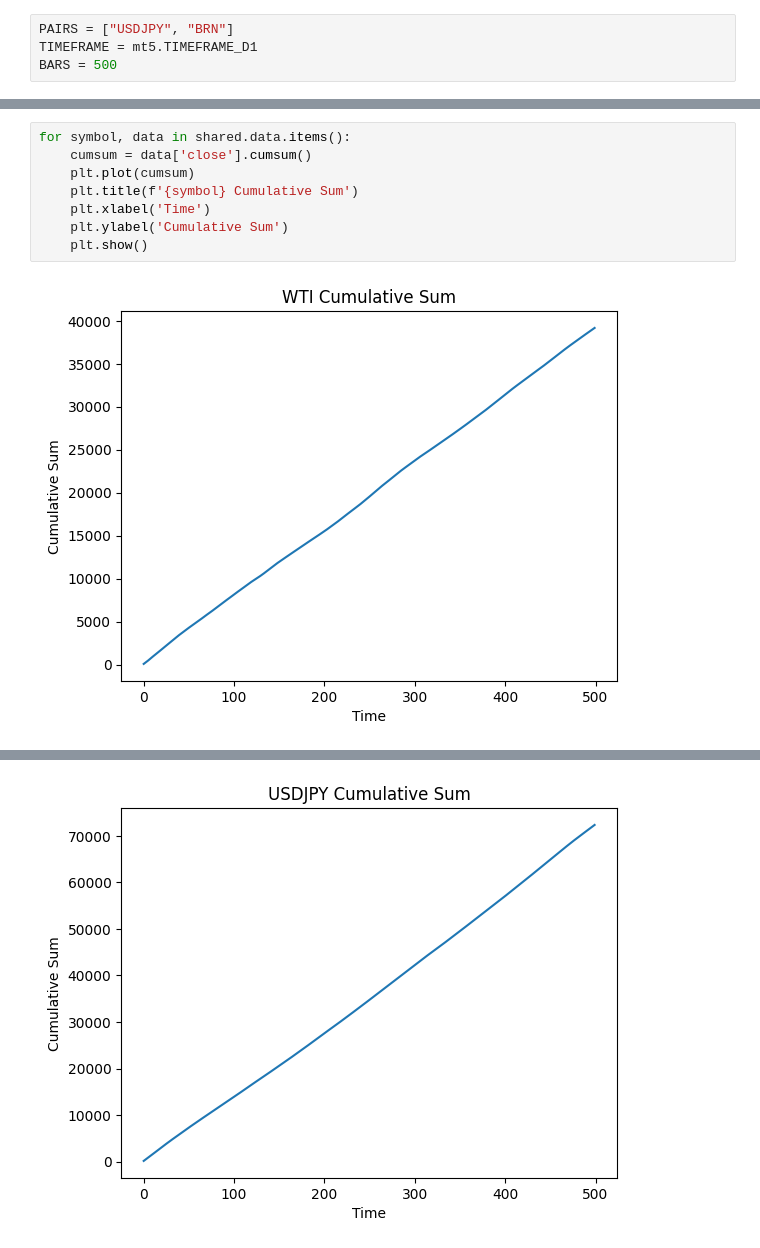
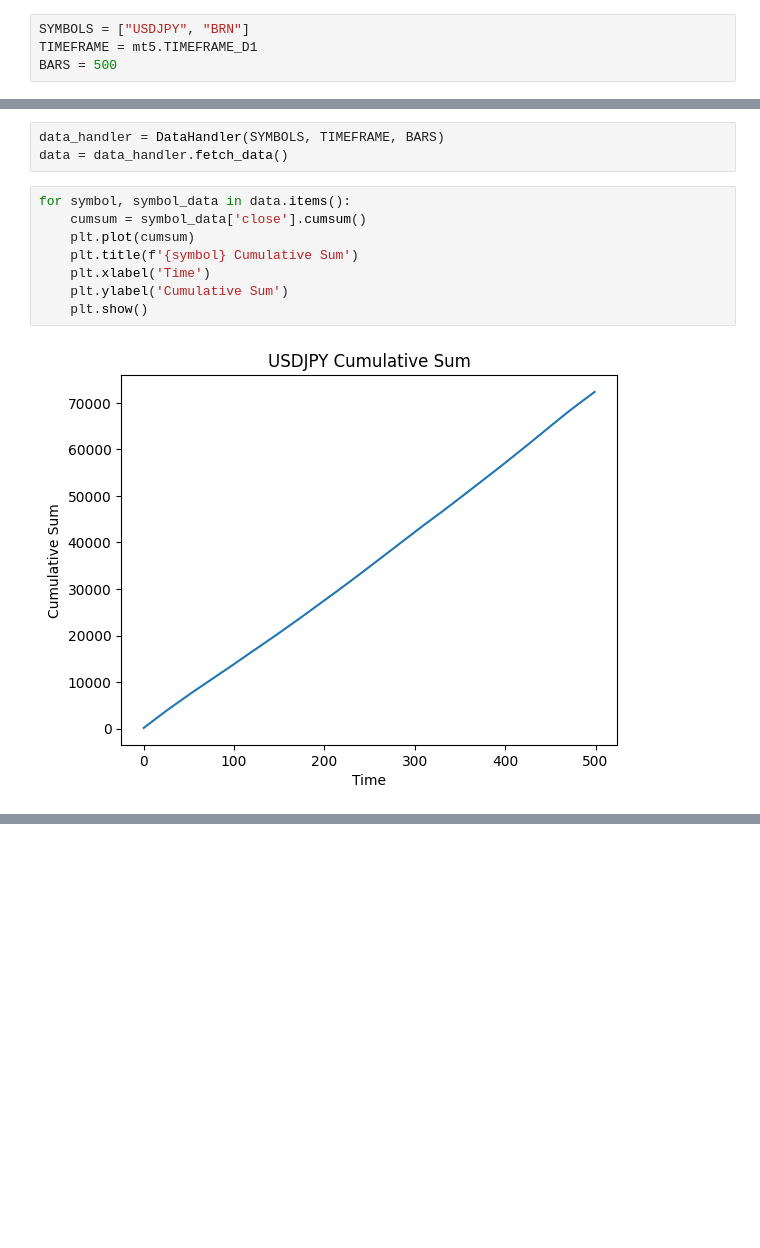
Before and after one commit to sesto-dev/notebooks, a Jupyter notebook: notebooks/03_CumSum.ipynb, the cells around one changed output, grey strips where cells are left out. Drawn from its saved outputs; the diff is of its cells as text; blank space fills up the shorter version.

```diff
--- a/notebooks/03_CumSum.ipynb
+++ b/notebooks/03_CumSum.ipynb
@@ -10,4 +10,4 @@ import shared
 # %%
-PAIRS = ["USDJPY", "BRN"]
+SYMBOLS = ["USDJPY", "BRN"]
 TIMEFRAME = mt5.TIMEFRAME_D1
 BARS = 500
@@ -19,12 +14,14 @@ Fetched data for pair: BRN
+# %%
+data_handler = DataHandler(SYMBOLS, TIMEFRAME, BARS)
+data = data_handler.fetch_data()
 # %%
-for symbol, data in shared.data.items():
-    cumsum = data['close'].cumsum()
+for symbol, symbol_data in data.items():
+    cumsum = symbol_data['close'].cumsum()
     plt.plot(cumsum)
     plt.title(f'{symbol} Cumulative Sum')
     plt.xlabel('Time')
     plt.ylabel('Cumulative Sum')
     plt.show()
 # %% [output]
-[figure, old version]
+[figure, new version]
 [figure]
-[figure, removed]
```
Also changed, not shown: parts of 3 cells of this notebook, 21 other files.
